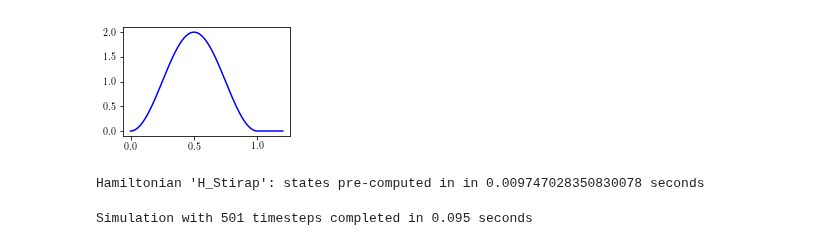
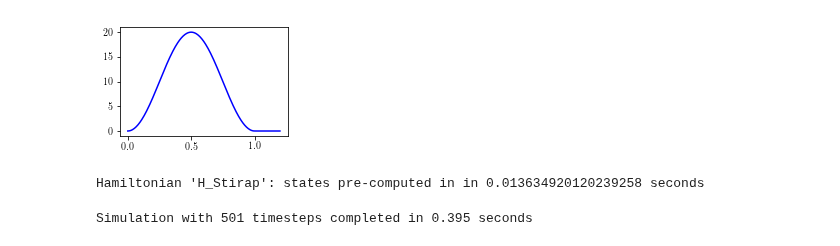
Before and after one commit to tomdbar/rb-cqed, a Jupyter notebook: vStirap-3lvl-complex-biref.ipynb, the cells around one changed output. Cells and saved outputs as stored; diff of their text form; code cells hidden in the pictures.

Commit message:
Update default setting in vStirap-3lvl-complex-biref.ipynb to a more interesting case.

```diff
--- a/vStirap-3lvl-complex-biref.ipynb
+++ b/vStirap-3lvl-complex-biref.ipynb
@@ -91,9 +91,9 @@ Coupling parameters.
    gamma:  Decay of the atomic amplitude.
    deltaP: Splitting of the cavity polarisation eigenmodes.
 '''
-kappa1,kappa2 = 1 * 2.*np.pi, 0 * 2.*np.pi
-gamma = 0 * 2.*np.pi
-deltaP = 4 * 2.*np.pi
+kappa1,kappa2 = 19 * 2.*np.pi, 0.9 * 2.*np.pi
+gamma = 3 * 2.*np.pi
+deltaP = 20 * 2.*np.pi
 
 args_system['deltaP'] = deltaP
 
@@ -108,7 +108,8 @@ deltaC = deltaOffsetVStirap
 #deltaC += deltaP/2 # Puts the |Y> cavity mode on Raman resonance
 
 # Atom-cavity coupling rate
-g = 4 * (2*np.pi)
+# g = 4 * (2*np.pi)
+g = 24 * (2*np.pi)
 # %%
 '''
 Here we perform the set up required before we can define and simulate the
@@ -402,35 +403,35 @@ sin**2 amplitude profile.
 
 Parameters:
     lengthStirap - length of the pump pulse
     wStirap - pi / lengthStirap
     lengthSim - length of the simulation (as the photon can continue to decay
                 out of the cavity after the pump pulse is over, we typically
                 use lengthSim > lengthStirap).
     OmegaStirap - the peak Rabi frequency of the pump pulse.  Note that, again,
                   this does not include the angualr dependence of the
                   transition so the Rabi frequency on a given transition is
                         A * OmegaStirap
                 where,
                     A: Angular dependence of the considered transition.
                 e.g. A=np.sqrt(5/24) for F=1,mF=+/-1 <--> F=1,mF=1 in zero
                 magnetic field.
 '''
 lengthStirap= 1
 lengthSim = 1.2
-OmegaStirap = 2 * 2 * np.pi
+OmegaStirap = 20 * 2 * np.pi
 
 wStirap = np.pi / lengthStirap
 t,tStep = np.linspace(0, lengthSim, 251, retstep=True)
 
 Omega = lambda t, A=OmegaStirap, w=wStirap: np.piecewise(t, [t<lengthStirap], [A*np.sin(w*t)**2,0])
 
 args_stirap = dict([('wStirap',wStirap), ('lengthStirap',lengthStirap), ('lengthSim',lengthSim)])
 
 f, a1 = plt.subplots(figsize=(3, 2))
 a1.plot(t, [Omega(x)/(2*np.pi) for x in t], 'b')
 f.patch.set_facecolor('white')
 # %% [output]
-[figure, old version]
+[figure, new version]
 # %%
 '''
 Create couplings for the Hamiltonian
@@ -635,14 +636,14 @@ for H, args, label in H_list:
     H_rhs_compiled.append(H)
     print('Hamiltonian \'{0}\': states pre-computed in in {1} seconds'.format(label, time.time()-t_start))
 # %% [output]
-Hamiltonian 'H_Stirap': states pre-computed in in 0.009747028350830078 seconds
+Hamiltonian 'H_Stirap': states pre-computed in in 0.013634920120239258 seconds
 # %%
 '''
 Perform simulation
 '''
 t,tStep = np.linspace(0, lengthSim, 501, retstep=True)
 
-psi0 = ket(*['d',1,0]) # Initial state of the system
+psi0 = ket(*['gM',0,0]) # Initial state of the system
 #
 # psi0=(ket(*['d',1,0]) - i*ket(*['d',0,1]))/np.sqrt(2)
 # psi0=tensor(basis(M, atomStates['d']),(tensor(basis(N, 1), basis(N, 0)) +
@@ -661,7 +662,7 @@ output = mesolve(H_Stirap, psi0, t, c_op_list, [], args=args_hams_Stirap, option
 print('Simulation with {0} timesteps completed in {1} seconds'.format(
 t.size,np.round(time.time()-t_start,3) ))
 # %% [output]
-Simulation with 501 timesteps completed in 0.095 seconds
+Simulation with 501 timesteps completed in 0.395 seconds
 # %%
 '''
 Handle simulation results.  Here we produce plots showing the
```
Also changed, not shown: parts of 2 cells of this notebook.
